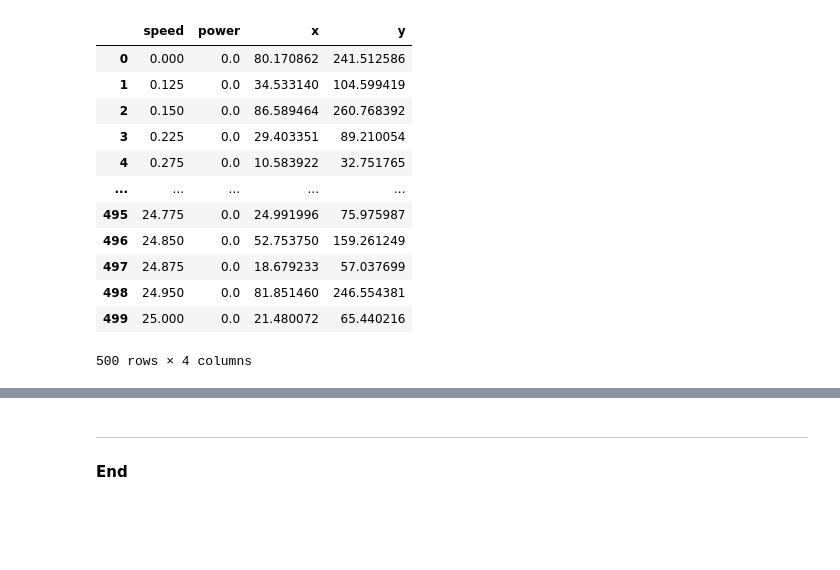
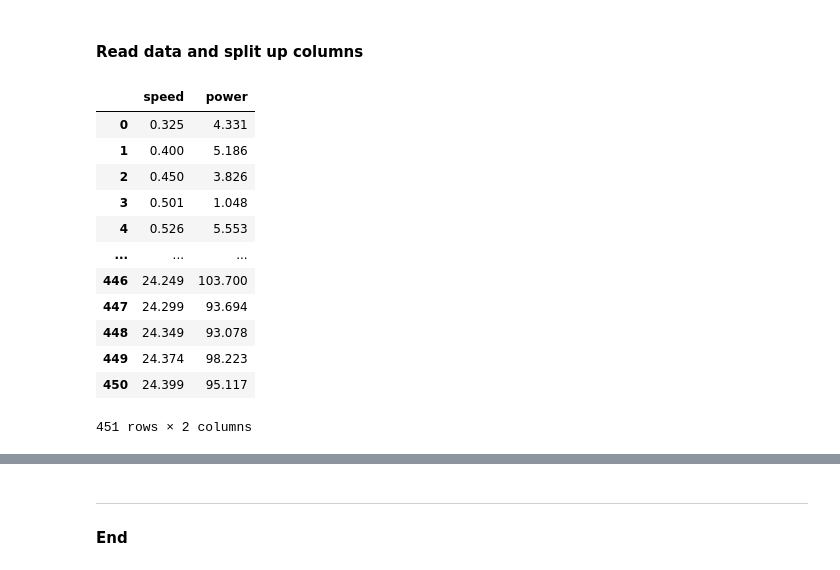
Before and after one commit to DarraghLally/Emerging_Technologies_Project, a Jupyter notebook: Emerging_Technology_Project.ipynb, the cells around one changed output, grey strips where cells are left out. Saved outputs shown, nothing was run; the diff lists cells and outputs as text; code cells hidden in the pictures; blank space fills up the shorter version.

```diff
--- a/Emerging_Technology_Project.ipynb
+++ b/Emerging_Technology_Project.ipynb
@@ -179,24 +23,31 @@ train
-# %%
-# Create a corresponding test data frame.
-# It might be better to create one big data frame and randomly select test cases.
-test = train
-test['x'] = np.random.uniform(0.0, 100.0, 500)
-test['y'] = f(test['x'])
-test
-# %% [output]
-|  | speed | power | x | y |
-| 0 | 0.000 | 0.0 | 80.170862 | 241.512586 |
-| 1 | 0.125 | 0.0 | 34.533140 | 104.599419 |
-| 2 | 0.150 | 0.0 | 86.589464 | 260.768392 |
-| 3 | 0.225 | 0.0 | 29.403351 | 89.210054 |
-| 4 | 0.275 | 0.0 | 10.583922 | 32.751765 |
-| ... | ... | ... | ... | ... |
-| 495 | 24.775 | 0.0 | 24.991996 | 75.975987 |
-| 496 | 24.850 | 0.0 | 52.753750 | 159.261249 |
-| 497 | 24.875 | 0.0 | 18.679233 | 57.037699 |
-| 498 | 24.950 | 0.0 | 81.851460 | 246.554381 |
-| 499 | 25.000 | 0.0 | 21.480072 | 65.440216 |
-500 rows × 4 columns
+# %% [markdown]
+#### Read data and split up columns
+# %%
+# Read power data from csv file into np array, ignore the string elements [1]
+data = np.genfromtxt('./misc/powerproduction.csv', delimiter=",",skip_header=1)
+# Define train
+train = pd.DataFrame()
+# Remove rows with 0 [2]
+refineddata = data[(data != 0).all(axis=1)]
+# add speed and power columns to train
+train['speed'] = refineddata[:,0]
+train['power'] = refineddata[:,1]
+# Show data
+train
+# %% [output]
+|  | speed | power |
+| 0 | 0.325 | 4.331 |
+| 1 | 0.400 | 5.186 |
+| 2 | 0.450 | 3.826 |
+| 3 | 0.501 | 1.048 |
+| 4 | 0.526 | 5.553 |
+| ... | ... | ... |
+| 446 | 24.249 | 103.700 |
+| 447 | 24.299 | 93.694 |
+| 448 | 24.349 | 93.078 |
+| 449 | 24.374 | 98.223 |
+| 450 | 24.399 | 95.117 |
+451 rows × 2 columns
 # %%
 # Create a neural network with one neuron.
 model = kr.models.Sequential()
```
Also changed, not shown: parts of 23 cells of this notebook.
